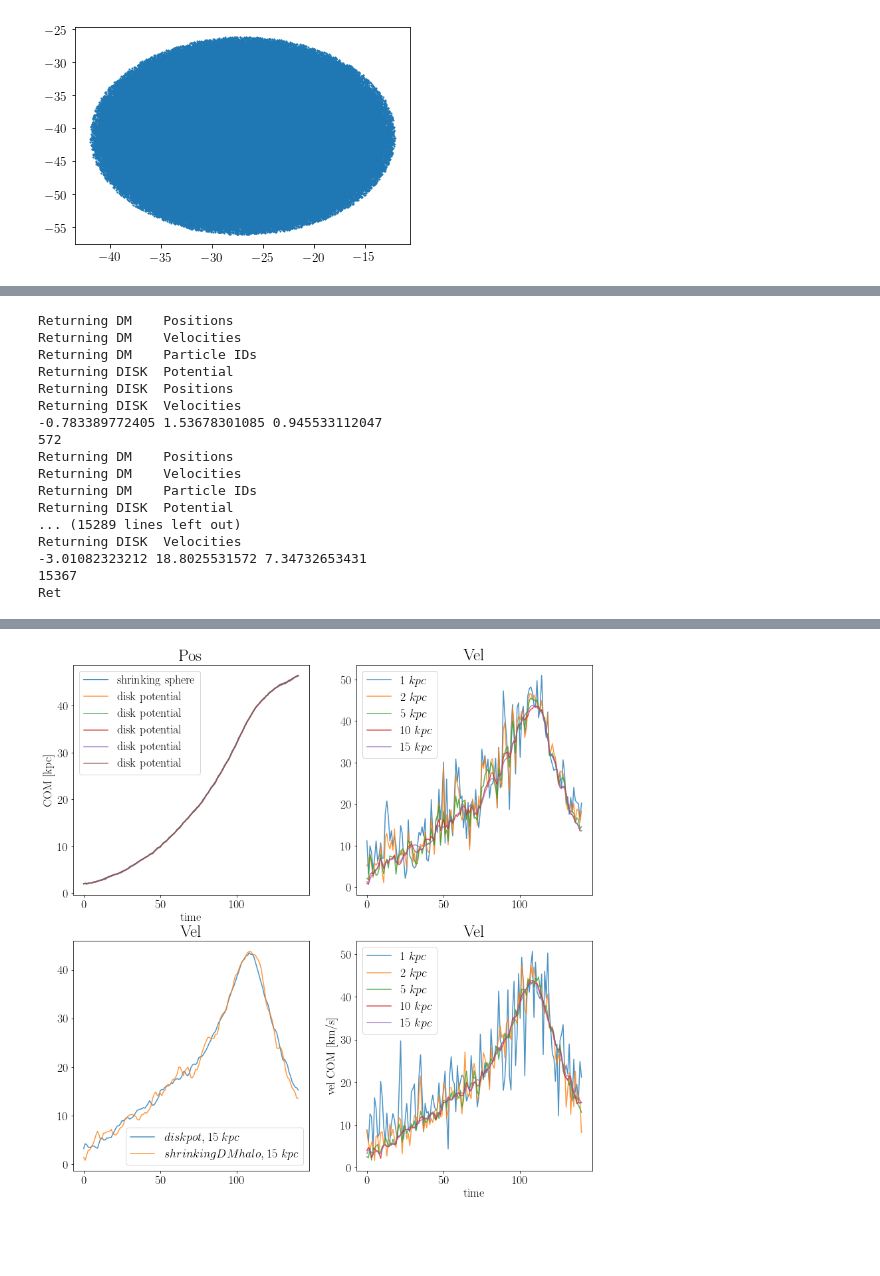
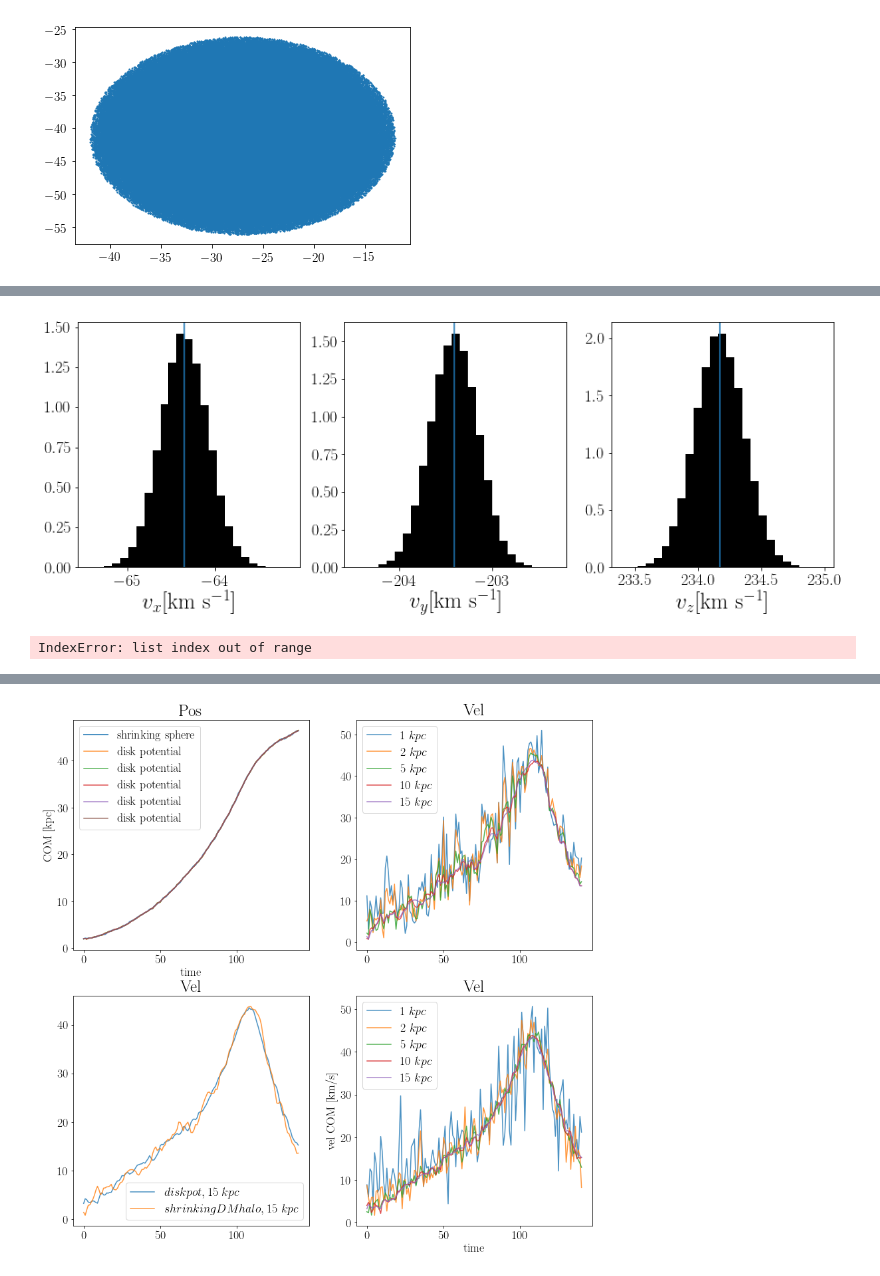
Before and after one commit to jngaravitoc/LMC-MW, a Jupyter notebook: code/CM/CM_method_description.ipynb, the cells around one changed output, grey strips where cells are left out. Cells and saved outputs as stored; diff of their text form; code cells hidden in the pictures; blank space fills up the shorter version.

Commit message:
Adding bootstraping to compute errors

```diff
--- a/code/CM/CM_method_description.ipynb
+++ b/code/CM/CM_method_description.ipynb
@@ -322,0 +420,2 @@ array([[ 0.,  0.,  0.,  0.,  0.,  0.,  0.,  0.,  0.,  0.,  0.,  0.,  0.,
+# %%
+vx_f, vy_f, vz_f = computing_LMC_CM(path, snap, 113, Nhost, 15, bootstrapping=False)
@@ -323,3 +446,21 @@ array([[ 0.,  0.,  0.,  0.,  0.,  0.,  0.,  0.,  0.,  0.,  0.,  0.,  0.,
+# %%
+figure(figsize=(15, 5))
+subplot(1, 3, 1)
+hist(vx_dist_f, bins=25, normed=True, color='k')
+xlabel('$v_x$[km s^{-1}]', fontsize=25)
+axvline(vx_f)
+subplot(1, 3, 2)
+hist(vy_dist_f, bins=25, normed=True, color='k')
+xlabel('$v_y$[km s^{-1}]', fontsize=25)
+axvline(vy_f)
+
+subplot(1, 3, 3)
+hist(vz_dist_f, bins=25, normed=True, color='k')
+xlabel('$v_z$[km s^{-1}]', fontsize=25)
+axvline(vz_f)
+savefig('Velocities_dist_lmc_r15_snap113.png', bbox_inches='tight')
+# %% [output]
+[figure, added]
 # %%
 path = '../../../MW_anisotropy/code/test_snaps/lr/'
 snap = 'MWLMC5_test_b0_lr_ics42'
@@ -344,26 +485,9 @@ zd = np.zeros((5, 141))
 vxd = np.zeros((5, 141))
 vyd = np.zeros((5, 141))
 vzd = np.zeros((5, 141))
-
-for i in range(len(r_cut)):
-    for j in range(len(v_radius)):
+for i in ran
+for j in range(len(v_radius)):
         xmw[i], ymw[i], zmw[i], vxmw[i], vymw[i], vzmw[i], xd[j], yd[j], zd[j], vxd[j], vyd[j], vzd[j] = computing_MW_CM(path, snap, i_n, i_f,
                                                                                                                  Nhost, v_radius[j], r_cut[i])
 # %% [output]
-Returning DM    Positions
-Returning DM    Velocities
-Returning DM    Particle IDs
-Returning DISK  Potential
-Returning DISK  Positions
-Returning DISK  Velocities
--0.783389772405 1.53678301085 0.945533112047
-572
-Returning DM    Positions
-Returning DM    Velocities
-Returning DM    Particle IDs
-Returning DISK  Potential
-... (15289 lines left out)
-Returning DISK  Velocities
--3.01082323212 18.8025531572 7.34732653431
-15367
-Ret
+IndexError: list index out of range
```
Also changed, not shown: parts of 17 cells of this notebook.
